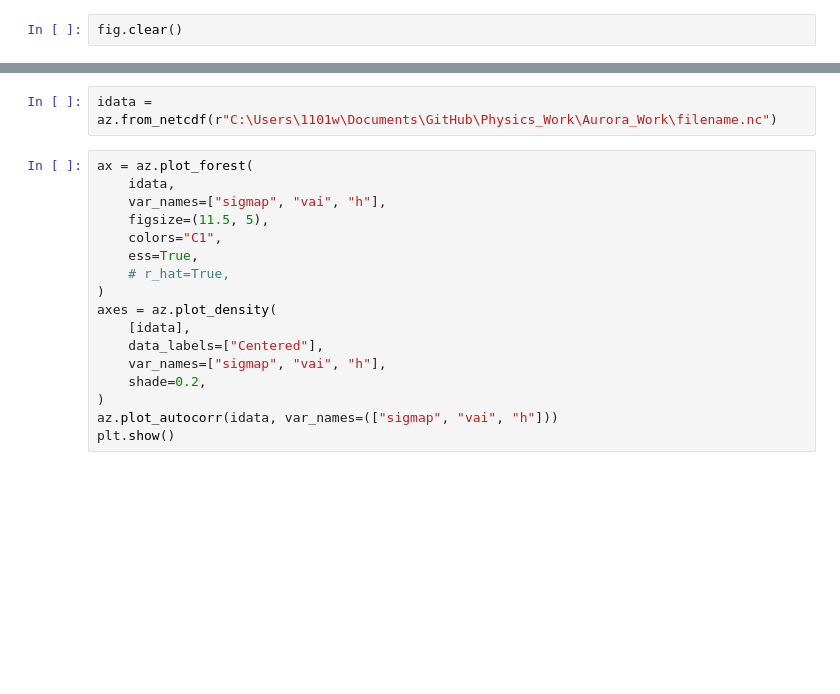
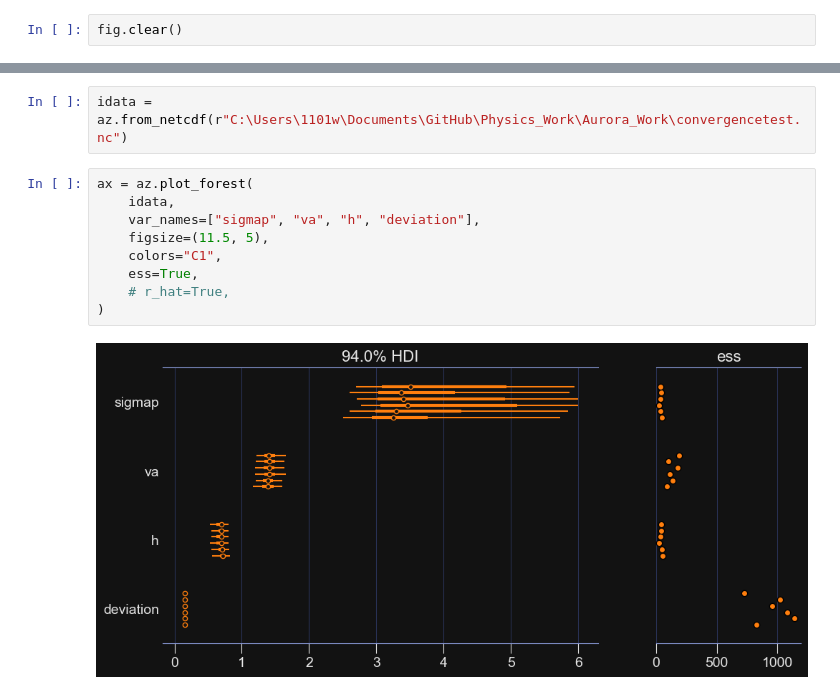
Before and after one commit to CassandraAuri/Physics_Work, a Jupyter notebook: Aurora_Work/MCMC.ipynb, the cells around one changed output, grey strips where cells are left out. Drawn from its saved outputs; the diff is of its cells as text; blank space fills up the shorter version.

```diff
--- a/Aurora_Work/MCMC.ipynb
+++ b/Aurora_Work/MCMC.ipynb
@@ -94,19 +95,13 @@ Conductivies of each satlelite from each polarization
 # %%
-idata = az.from_netcdf(r"C:\Users\1101w\Documents\GitHub\Physics_Work\Aurora_Work\filename.nc")
+idata = az.from_netcdf(r"C:\Users\1101w\Documents\GitHub\Physics_Work\Aurora_Work\convergencetest.nc")
 # %%
 ax = az.plot_forest(
     idata,
-    var_names=["sigmap", "vai", "h"],
+    var_names=["sigmap", "va", "h", "deviation"],
     figsize=(11.5, 5),
     colors="C1",
     ess=True,
     # r_hat=True,
 )
-axes = az.plot_density(
-    [idata],
-    data_labels=["Centered"],
-    var_names=["sigmap", "vai", "h"],
-    shade=0.2,
-)
-az.plot_autocorr(idata, var_names=(["sigmap", "vai", "h"]))
-plt.show()
+# %% [output]
+[figure, added]
```
Also changed, not shown: parts of 7 cells of this notebook, 8 other files.
